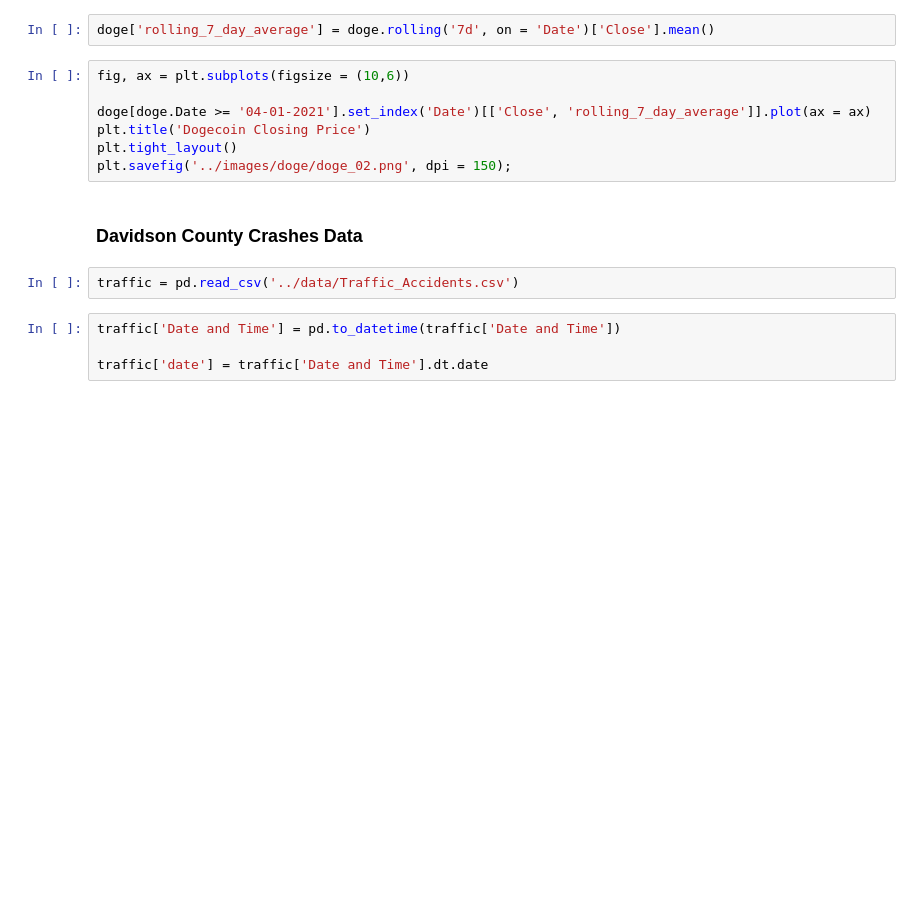
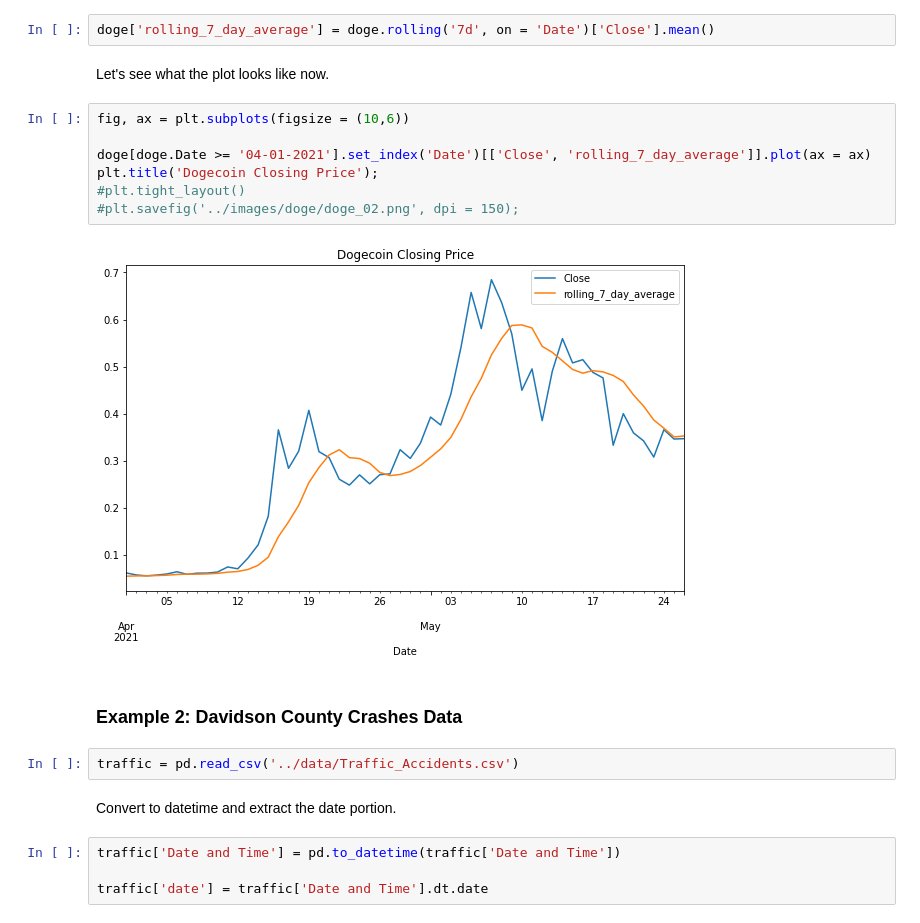
Before and after one commit to NSS-Data-Instructional-Stuff/data-analytics, a Jupyter notebook: python_for_analytics/notebooks/rolling_windows.ipynb, the cells around one changed output. Saved outputs shown, nothing was run; the diff lists cells and outputs as text; blank space fills up the shorter version.

```diff
--- a/python_for_analytics/notebooks/rolling_windows.ipynb
+++ b/python_for_analytics/notebooks/rolling_windows.ipynb
@@ -17,16 +71,22 @@ plt.savefig('../images/doge/doge_01.png', dpi = 150);
 # %%
 doge['rolling_7_day_average'] = doge.rolling('7d', on = 'Date')['Close'].mean()
+# %% [markdown]
+Let's see what the plot looks like now.
 # %%
 fig, ax = plt.subplots(figsize = (10,6))
 
 doge[doge.Date >= '04-01-2021'].set_index('Date')[['Close', 'rolling_7_day_average']].plot(ax = ax)
-plt.title('Dogecoin Closing Price')
-plt.tight_layout()
-plt.savefig('../images/doge/doge_02.png', dpi = 150);
+plt.title('Dogecoin Closing Price');
+#plt.tight_layout()
+#plt.savefig('../images/doge/doge_02.png', dpi = 150);
+# %% [output]
+[figure, added]
 # %% [markdown]
-### Davidson County Crashes Data
+### Example 2: Davidson County Crashes Data
 # %%
 traffic = pd.read_csv('../data/Traffic_Accidents.csv')
+# %% [markdown]
+Convert to datetime and extract the date portion.
 # %%
 traffic['Date and Time'] = pd.to_datetime(traffic['Date and Time'])
 
```
Also changed, not shown: parts of 19 cells of this notebook.
